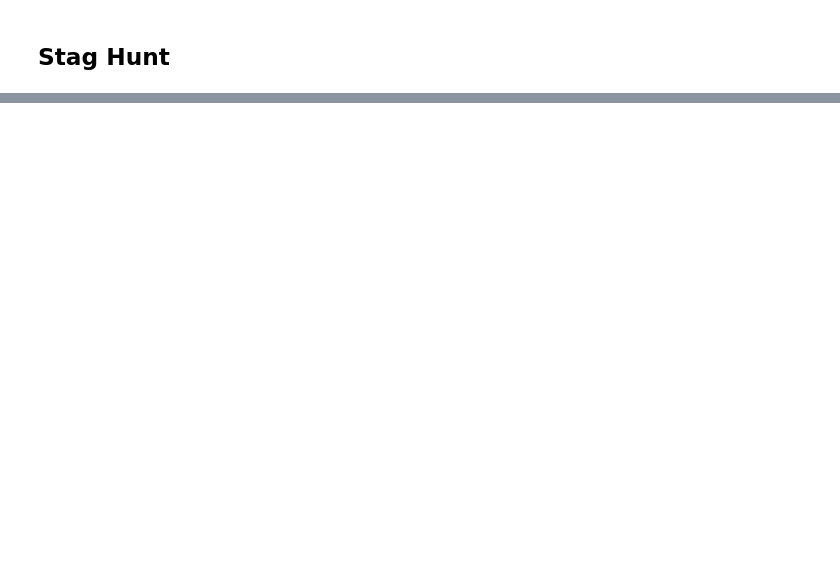
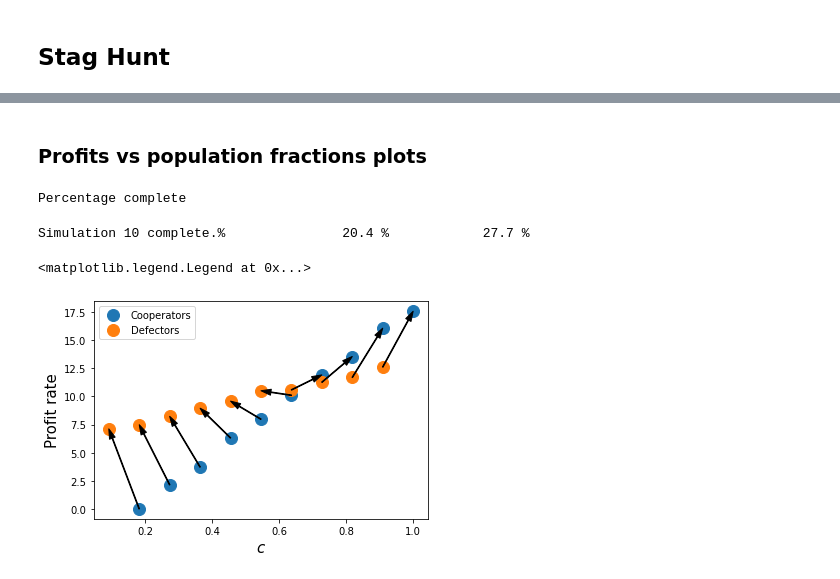
Before and after one commit to maojrs/game_theory_kinetics, a Jupyter notebook: Game theory kinetics.ipynb, the cells around one changed output, grey strips where cells are left out. Drawn from its saved outputs; the diff is of its cells as text; code cells hidden in the pictures; blank space fills up the shorter version.

```diff
--- a/Game theory kinetics.ipynb
+++ b/Game theory kinetics.ipynb
@@ -358,0 +422,58 @@ for i in range(3):
+# %% [markdown]
+### Profits vs population fractions plots
+# %%
+# Integrator with longer time
+stride = 1
+tfinal = 50
+integratorGillespie = gillespie(stride,tfinal)
+
+# Define population and profit arrays
+totalPopulation =  10
+numDataPoints = 11
+cooperatorFraction = [None]*numDataPoints
+PD = [None]*numDataPoints
+profC = [None]*numDataPoints
+profD = [None]*numDataPoints
+profCAnalytic = [None]*numDataPoints
+profDAnalytic = [None]*numDataPoints
+
+# Base parameters for model
+r, tau, p, s = 1, 0.7, 0.4, 0.0
+k1, k2, k3 = 1.0, 2.0, 1.0
+
+# Run several simulations for growing populations and calculate profit ratios
+for i in range(numDataPoints):
+    cooperatorFraction[i] = (i+1)/(numDataPoints)
+    C = np.floor(totalPopulation*cooperatorFraction[i])
+    D = totalPopulation - C
+    SH = basicCooperation(C, D, 0, 0)
+    SH.setModelParameters(tau, r, p, s, k1, k2, k3, 1)
+    timesPDi, trajPDi = integratorGillespie.propagate(SH)
+    profC[i] = (trajPDi[:,2][-1]/C)/tfinal
+    profD[i] = (trajPDi[:,3][-1]/D)/tfinal
+    profCAnalytic[i] = (2*r*k1*(C-1) + k2*s*D)
+    profDAnalytic[i] = (tau*k2*C + 2*p*k3*(D-1))
+    print('Simulation ' + str(i) + ' complete.', end="\r")
+# %% [output]
+Percentage complete
+Simulation 10 complete.%               20.4 %            27.7 %
+# %%
+# Plot profits
+plt.plot(cooperatorFraction, profC, 'o', markersize=12, label = "Cooperators" )
+plt.plot(cooperatorFraction, profD, 'o', markersize=12, label = "Defectors")
+for i in range(numDataPoints -1):
+    x1 = cooperatorFraction[i+1]
+    y1 = profC[i+1]
+    x2 = cooperatorFraction[i]
+    y2 = profD[i]
+    #plt.arrow(x, y, dx, dy, head_width=0.05, head_length=0.1, fc='k', ec='k')
+    if (y2>=y1):
+        plt.annotate('', xy=(x2, y2), xytext=(x1, y1), arrowprops=dict(width=0.7,headwidth=6,headlength=10,color='k'))
+    else:
+        plt.annotate('', xy=(x1, y1), xytext=(x2, y2), arrowprops=dict(width=0.7,headwidth=6,headlength=10,color='k'))
+plt.xlabel(r'$c$', fontsize =15)
+plt.ylabel(r'Profit rate', fontsize =15)
+plt.legend()
+# %% [output]
+<matplotlib.legend.Legend at 0x...>
+[figure, added]
```
Also changed, not shown: parts of 11 cells of this notebook.
